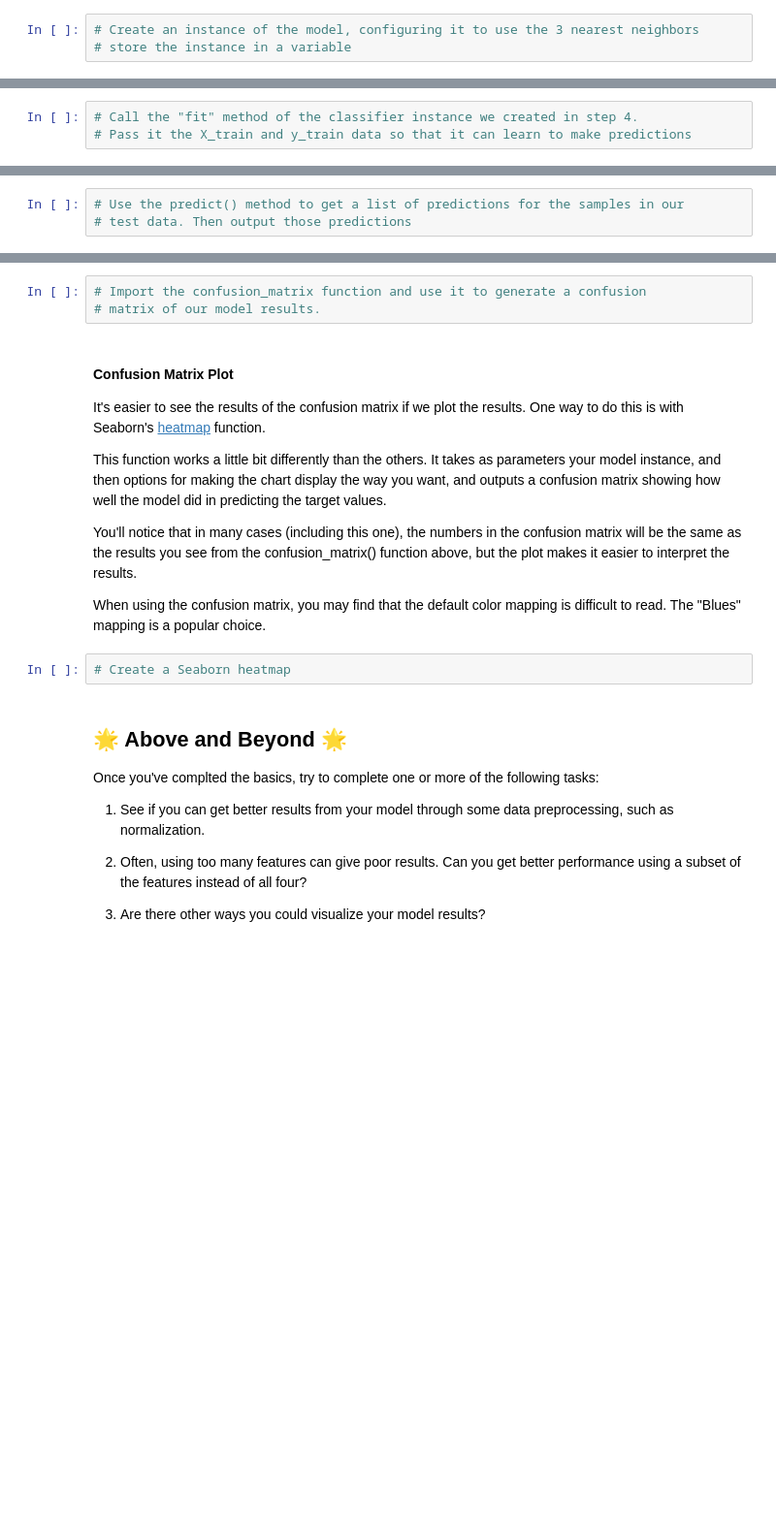
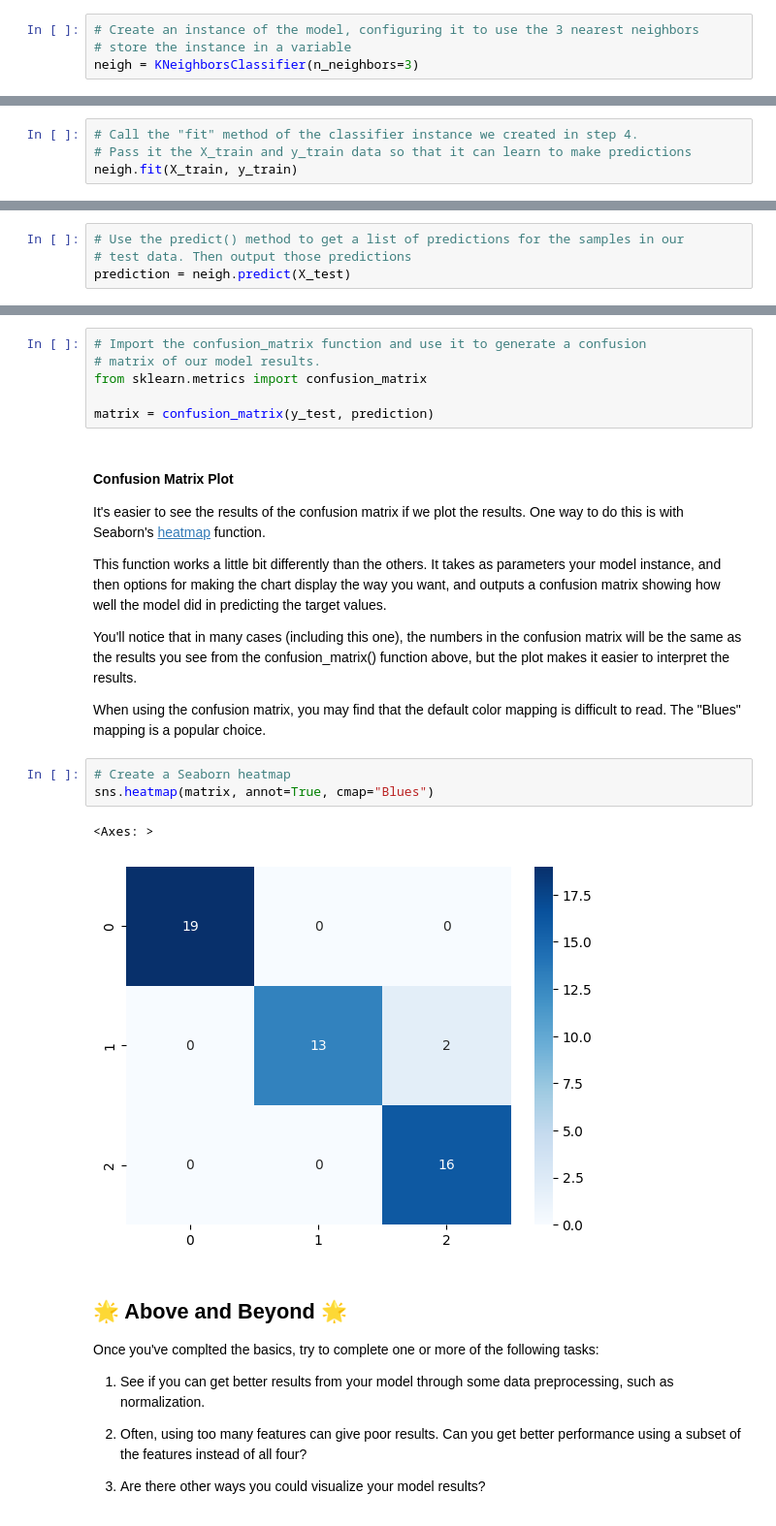
Before and after one commit to Yucheol-Son-BYUI/CSE310_W0_HelloWorld, a Jupyter notebook: notebooks/Exploration_04.ipynb, the cells around one changed output, grey strips where cells are left out. Shown at 97% size. Drawn from its saved outputs; the diff is of its cells as text; blank space fills up the shorter version.

```diff
--- a/notebooks/Exploration_04.ipynb
+++ b/notebooks/Exploration_04.ipynb
@@ -115,6 +205,7 @@ The only parameter we want to configure is the `n_neighbors` parameter, which co
 # %%
 # Create an instance of the model, configuring it to use the 3 nearest neighbors
 # store the instance in a variable
+neigh = KNeighborsClassifier(n_neighbors=3)
 # %% [markdown]
 ### Step 5: Train the model
 
@@ -126,3 +217,4 @@ Sometimes, this is called "fitting the data to the model", so in sklearn, we per
 # %%
 # Call the "fit" method of the classifier instance we created in step 4.
 # Pass it the X_train and y_train data so that it can learn to make predictions
+neigh.fit(X_train, y_train)
@@ -147,5 +241,6 @@ Since this is a classification model, there are two different methods we can use
 # %%
 # Use the predict() method to get a list of predictions for the samples in our
 # test data. Then output those predictions
+prediction = neigh.predict(X_test)
 # %%
 # Just a quick comparison with y_test to see if they match up
@@ -173,6 +293,9 @@ We can get this information from the [confusion_matrix](https://scikit-learn.org
 # %%
 # Import the confusion_matrix function and use it to generate a confusion
 # matrix of our model results.
+from sklearn.metrics import confusion_matrix
+
+matrix = confusion_matrix(y_test, prediction)
 # %% [markdown]
 #### Confusion Matrix Plot
 
@@ -185,6 +308,10 @@ You'll notice that in many cases (including this one), the numbers in the confus
 When using the confusion matrix, you may find that the default color mapping is difficult to read. The "Blues" mapping is a popular choice.
 # %%
 # Create a Seaborn heatmap
+sns.heatmap(matrix, annot=True, cmap="Blues")
+# %% [output]
+<Axes: >
+[figure, added]
 # %% [markdown]
 ## 🌟 Above and Beyond 🌟
 
```
Also changed, not shown: parts of 14 cells of this notebook.
